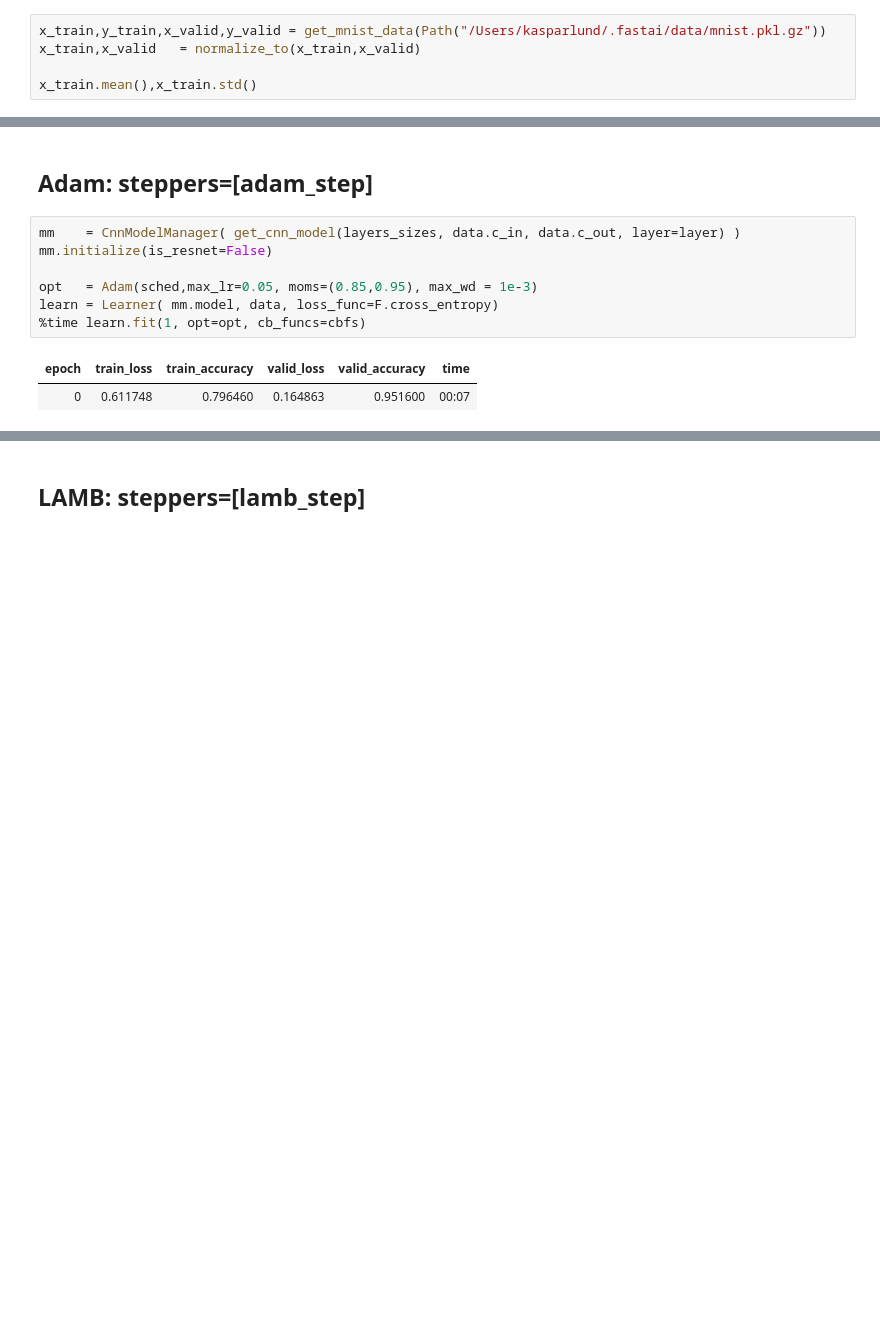
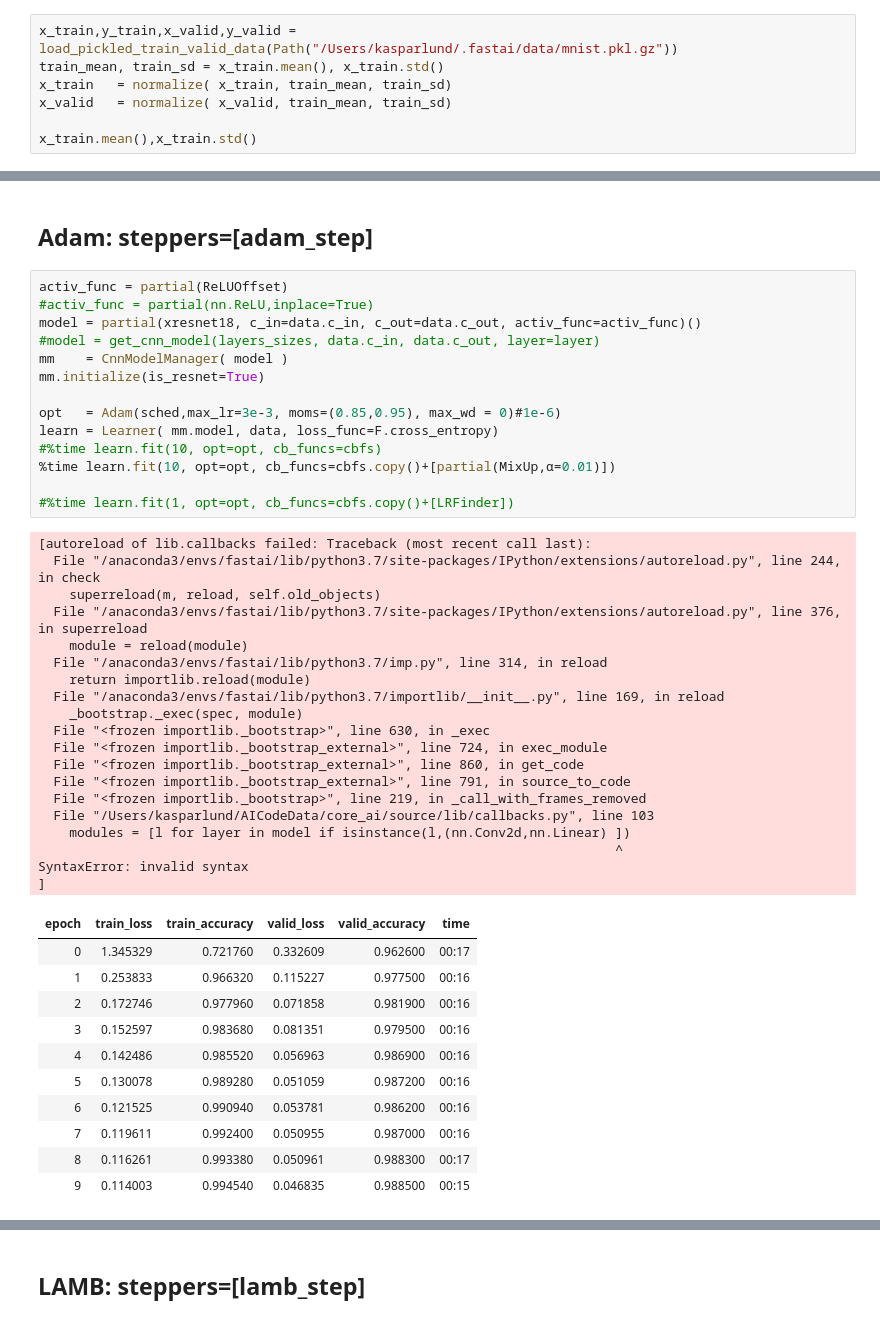
Before and after one commit to kasparlund/core_ai, a Jupyter notebook: source/mnist_optimizers.ipynb, the cells around one changed output, grey strips where cells are left out. Saved outputs shown, nothing was run; the diff lists cells and outputs as text; blank space fills up the shorter version.

```diff
--- a/source/mnist_optimizers.ipynb
+++ b/source/mnist_optimizers.ipynb
@@ -23,8 +23,10 @@ from pathlib import Path
 # %% [markdown]
 ## mnist data
 # %%
-x_train,y_train,x_valid,y_valid = get_mnist_data(Path("/Users/kasparlund/.fastai/data/mnist.pkl.gz"))
-x_train,x_valid   = normalize_to(x_train,x_valid)
+x_train,y_train,x_valid,y_valid = load_pickled_train_valid_data(Path("/Users/kasparlund/.fastai/data/mnist.pkl.gz"))
+train_mean, train_sd = x_train.mean(), x_train.std()
+x_train   = normalize( x_train, train_mean, train_sd)
+x_valid   = normalize( x_valid, train_mean, train_sd)
 
 x_train.mean(),x_train.std()
 # %% [output]
@@ -173,12 +213,47 @@ learn.find_subcription_by_cls(Recorder).plot_lr(),plt.show()
 # %% [markdown]
 ## Adam: steppers=[adam_step]
 # %%
-mm    = CnnModelManager( get_cnn_model(layers_sizes, data.c_in, data.c_out, layer=layer) )
-mm.initialize(is_resnet=False)
+activ_func = partial(ReLUOffset)
+#activ_func = partial(nn.ReLU,inplace=True)
+model = partial(xresnet18, c_in=data.c_in, c_out=data.c_out, activ_func=activ_func)()
+#model = get_cnn_model(layers_sizes, data.c_in, data.c_out, layer=layer)
+mm    = CnnModelManager( model )
+mm.initialize(is_resnet=True)
 
-opt   = Adam(sched,max_lr=0.05, moms=(0.85,0.95), max_wd = 1e-3)
+opt   = Adam(sched,max_lr=3e-3, moms=(0.85,0.95), max_wd = 0)#1e-6)
 learn = Learner( mm.model, data, loss_func=F.cross_entropy)
-%time learn.fit(1, opt=opt, cb_funcs=cbfs)
+#%time learn.fit(10, opt=opt, cb_funcs=cbfs)
+%time learn.fit(10, opt=opt, cb_funcs=cbfs.copy()+[partial(MixUp,α=0.01)])
+
+#%time learn.fit(1, opt=opt, cb_funcs=cbfs.copy()+[LRFinder])
 # %% [output]
+[autoreload of lib.callbacks failed: Traceback (most recent call last):
+  File "/anaconda3/envs/fastai/lib/python3.7/site-packages/IPython/extensions/autoreload.py", line 244, in check
+    superreload(m, reload, self.old_objects)
+  File "/anaconda3/envs/fastai/lib/python3.7/site-packages/IPython/extensions/autoreload.py", line 376, in superreload
+    module = reload(module)
+  File "/anaconda3/envs/fastai/lib/python3.7/imp.py", line 314, in reload
+    return importlib.reload(module)
+  File "/anaconda3/envs/fastai/lib/python3.7/importlib/__init__.py", line 169, in reload
+    _bootstrap._exec(spec, module)
+  File "<frozen importlib._bootstrap>", line 630, in _exec
+  File "<frozen importlib._bootstrap_external>", line 724, in exec_module
+  File "<frozen importlib._bootstrap_external>", line 860, in get_code
+  File "<frozen importlib._bootstrap_external>", line 791, in source_to_code
+  File "<frozen importlib._bootstrap>", line 219, in _call_with_frames_removed
+  File "/Users/kasparlund/AICodeData/core_ai/source/lib/callbacks.py", line 103
+    modules = [l for layer in model if isinstance(l,(nn.Conv2d,nn.Linear) ])
+                                                                          ^
+SyntaxError: invalid syntax
+]
 | epoch | train_loss | train_accuracy | valid_loss | valid_accuracy | time |
-| 0 | 0.611748 | 0.796460 | 0.164863 | 0.951600 | 00:07 |
+| 0 | 1.345329 | 0.721760 | 0.332609 | 0.962600 | 00:17 |
+| 1 | 0.253833 | 0.966320 | 0.115227 | 0.977500 | 00:16 |
+| 2 | 0.172746 | 0.977960 | 0.071858 | 0.981900 | 00:16 |
+| 3 | 0.152597 | 0.983680 | 0.081351 | 0.979500 | 00:16 |
+| 4 | 0.142486 | 0.985520 | 0.056963 | 0.986900 | 00:16 |
+| 5 | 0.130078 | 0.989280 | 0.051059 | 0.987200 | 00:16 |
+| 6 | 0.121525 | 0.990940 | 0.053781 | 0.986200 | 00:16 |
+| 7 | 0.119611 | 0.992400 | 0.050955 | 0.987000 | 00:16 |
+| 8 | 0.116261 | 0.993380 | 0.050961 | 0.988300 | 00:17 |
+| 9 | 0.114003 | 0.994540 | 0.046835 | 0.988500 | 00:15 |
```
Also changed, not shown: parts of 10 cells of this notebook, 9 other files.
